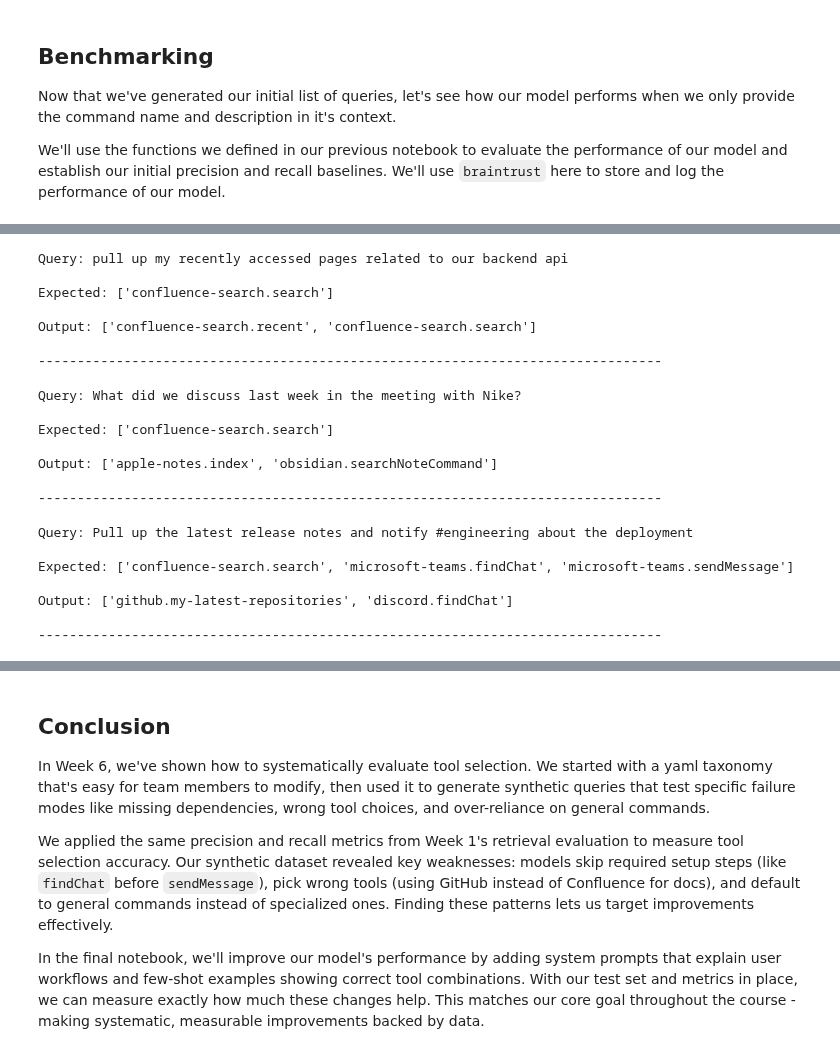
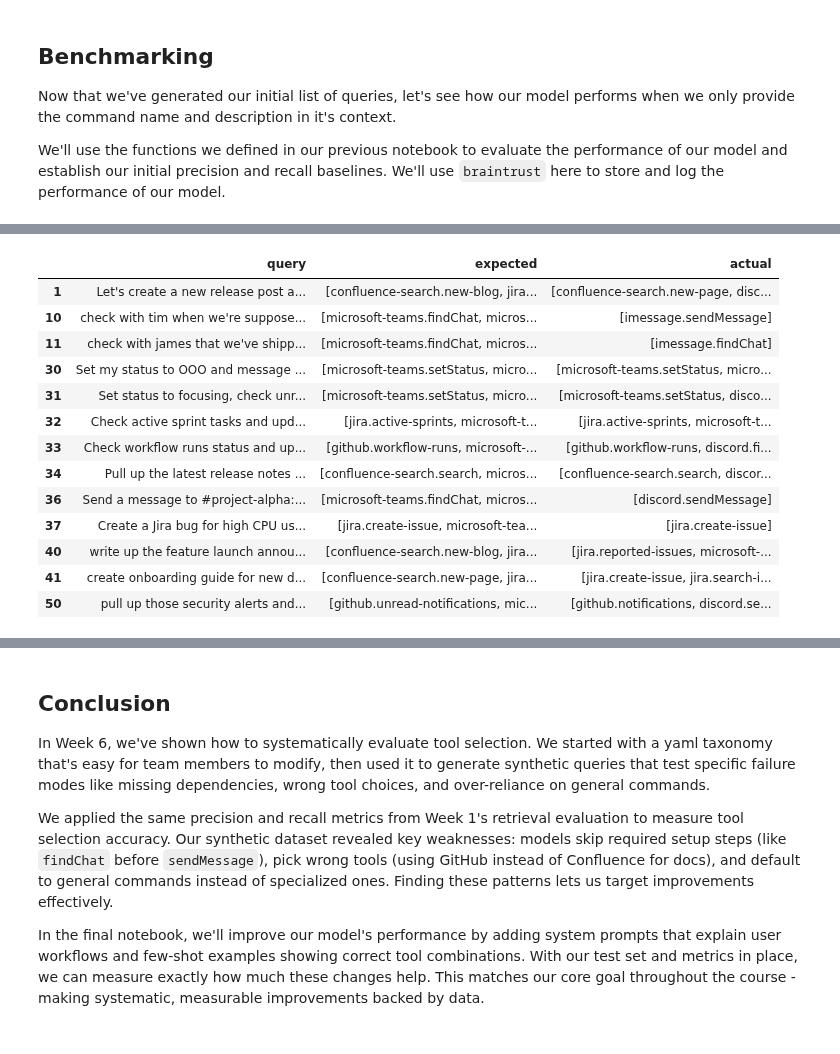
Before and after one commit to sanyaade-teachings/systematically-improving-rag, a Jupyter notebook: cohort_2/week6/2. Generate Dataset.ipynb, the cells around one changed output, grey strips where cells are left out. Drawn from its saved outputs; the diff is of its cells as text; code cells hidden in the pictures.

```diff
--- a/cohort_2/week6/2. Generate Dataset.ipynb
+++ b/cohort_2/week6/2. Generate Dataset.ipynb
@@ -892,6 +877,0 @@ Output: ['imessage.sendMessage']
-# %%
-# Filter for rows where obsidian.searchMedia is in expected tools
-obsidian_df = df[df['expected'].apply(lambda x: 'obsidian.searchMedia' in x)]
-
-for _, row in obsidian_df.head(3).iterrows():
-    print(f"Query: {row['query']}\n\nExpected: {row['expected']}\n\nOutput: {row['output']}\n\n{'-' * 80}\n")
@@ -921,28 +878,40 @@ Output: ['confluence-search.search', 'obsidian.searchNoteCommand', 'apple-notes.
-# %%
-# Filter for rows where confluence-search.search is in expected tools
-confluence_df = df[df['expected'].apply(lambda x: 'confluence-search.search' in x)]
-
-for _, row in confluence_df.head(3).iterrows():
-    print(f"Query: {row['query']}\n\nExpected: {row['expected']}\n\nOutput: {row['output']}\n\n{'-' * 80}\n")
-# %% [output]
-Query: pull up my recently accessed pages related to our backend api
-
-Expected: ['confluence-search.search']
-
-Output: ['confluence-search.recent', 'confluence-search.search']
-
---------------------------------------------------------------------------------
-Query: What did we discuss last week in the meeting with Nike?
-
-Expected: ['confluence-search.search']
-
-Output: ['apple-notes.index', 'obsidian.searchNoteCommand']
-
---------------------------------------------------------------------------------
-Query: Pull up the latest release notes and notify #engineering about the deployment
-
-Expected: ['confluence-search.search', 'microsoft-teams.findChat', 'microsoft-teams.sendMessage']
-
-Output: ['github.my-latest-repositories', 'discord.findChat']
-
---------------------------------------------------------------------------------
+# %%
+def get_mismatched_examples_for_tool(df, tool_substring, num_examples=3):
+    """
+    Filter dataframe for rows where a specific tool substring appears in expected tools
+    and the actual output doesn't match the expected output.
+
+    Args:
+        df: DataFrame containing the data
+        tool_substring: String to search for in the expected tools
+        num_examples: Number of examples to display (default: 3)
+
+    Returns:
+        DataFrame containing filtered examples where actual != expected
+    """
+    # Filter for rows where the tool substring is in expected tools
+    filtered_df = df[df["expected"].apply(lambda x: any(tool_substring in item for item in x))]
+
+    # Filter for rows where actual doesn't match expected
+    mismatched_df = filtered_df[filtered_df.apply(lambda row: set(row['expected']) != set(row['actual']), axis=1)]
+
+    # Return the top examples
+    return mismatched_df.head(num_examples)
+# %%
+pd.set_option('display.max_colwidth', None)
+get_mismatched_examples_for_tool(df, 'microsoft-teams.findChat',20)[["query","expected","actual"]]
+# %% [output]
+|  | query | expected | actual |
+| 1 | Let's create a new release post a... | [confluence-search.new-blog, jira... | [confluence-search.new-page, disc... |
+| 10 | check with tim when we're suppose... | [microsoft-teams.findChat, micros... | [imessage.sendMessage] |
+| 11 | check with james that we've shipp... | [microsoft-teams.findChat, micros... | [imessage.findChat] |
+| 30 | Set my status to OOO and message ... | [microsoft-teams.setStatus, micro... | [microsoft-teams.setStatus, micro... |
+| 31 | Set status to focusing, check unr... | [microsoft-teams.setStatus, micro... | [microsoft-teams.setStatus, disco... |
+| 32 | Check active sprint tasks and upd... | [jira.active-sprints, microsoft-t... | [jira.active-sprints, microsoft-t... |
+| 33 | Check workflow runs status and up... | [github.workflow-runs, microsoft-... | [github.workflow-runs, discord.fi... |
+| 34 | Pull up the latest release notes ... | [confluence-search.search, micros... | [confluence-search.search, discor... |
+| 36 | Send a message to #project-alpha:... | [microsoft-teams.findChat, micros... | [discord.sendMessage] |
+| 37 | Create a Jira bug for high CPU us... | [jira.create-issue, microsoft-tea... | [jira.create-issue] |
+| 40 | write up the feature launch annou... | [confluence-search.new-blog, jira... | [jira.reported-issues, microsoft-... |
+| 41 | create onboarding guide for new d... | [confluence-search.new-page, jira... | [jira.create-issue, jira.search-i... |
+| 50 | pull up those security alerts and... | [github.unread-notifications, mic... | [github.notifications, discord.se... |
```
Also changed, not shown: parts of 13 cells of this notebook, 3 other files.
